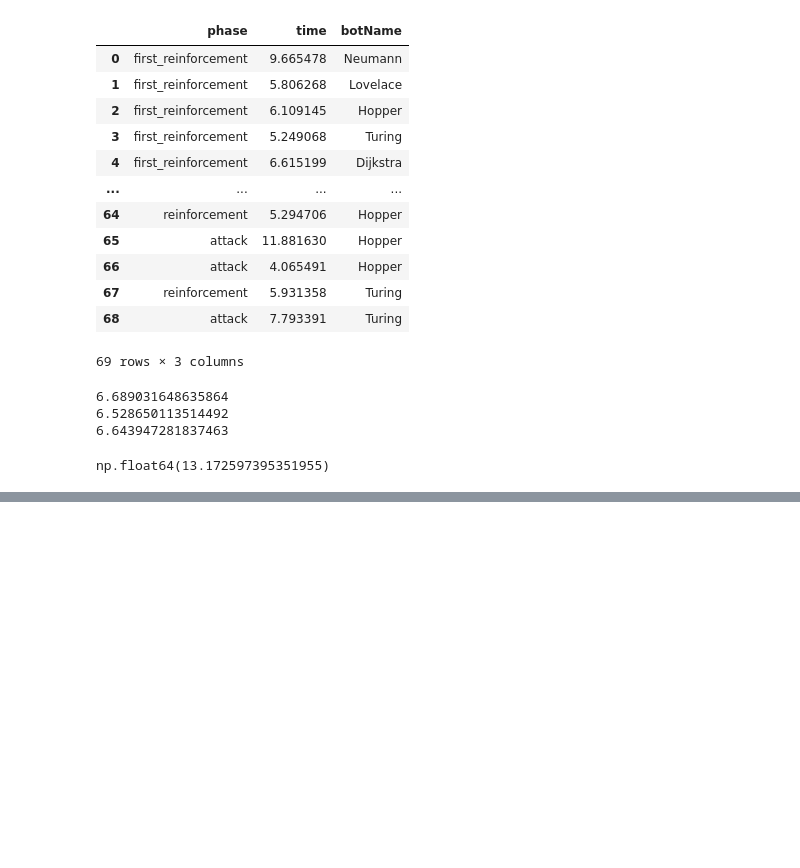
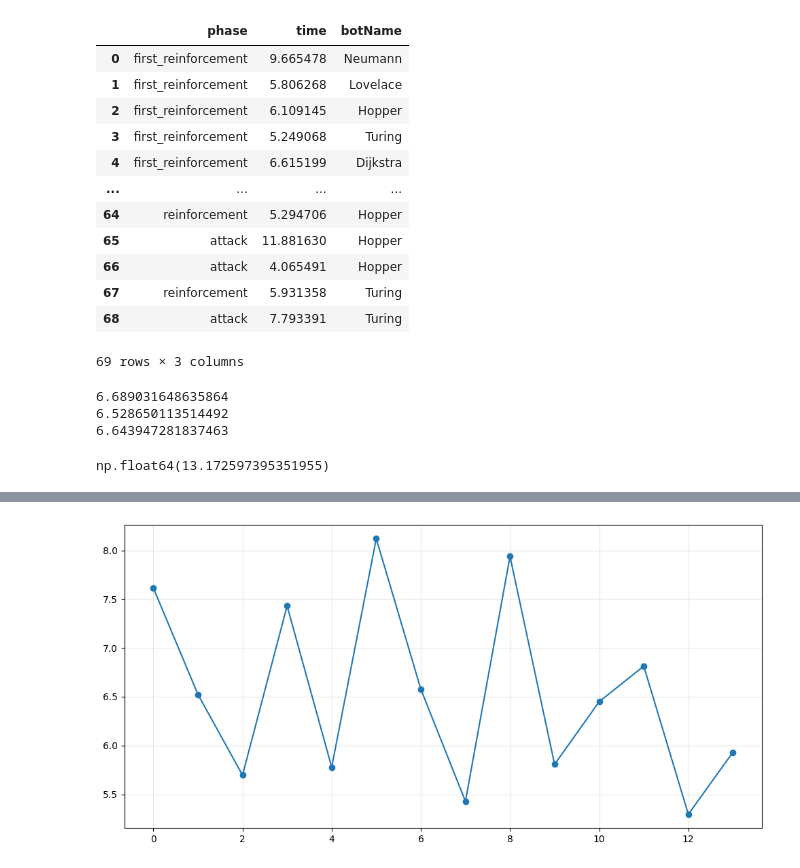
Before and after one commit to gdac7/ia-war, a Jupyter notebook: notebooks/analysis.ipynb, the cells around one changed output, grey strips where cells are left out. Cells and saved outputs as stored; diff of their text form; code cells hidden in the pictures; blank space fills up the shorter version.

```diff
--- a/notebooks/analysis.ipynb
+++ b/notebooks/analysis.ipynb
@@ -35,0 +48,9 @@ np.float64(13.172597395351955)
+# %%
+import matplotlib.pyplot as plt
+plt.figure(figsize=(10, 5))
+plt.plot(reinforcements, 'o-')
+plt.grid(True, alpha=0.3)
+plt.tight_layout()
+plt.show()
+# %% [output]
+[figure, added]
```
Also changed, not shown: parts of 2 cells of this notebook.
